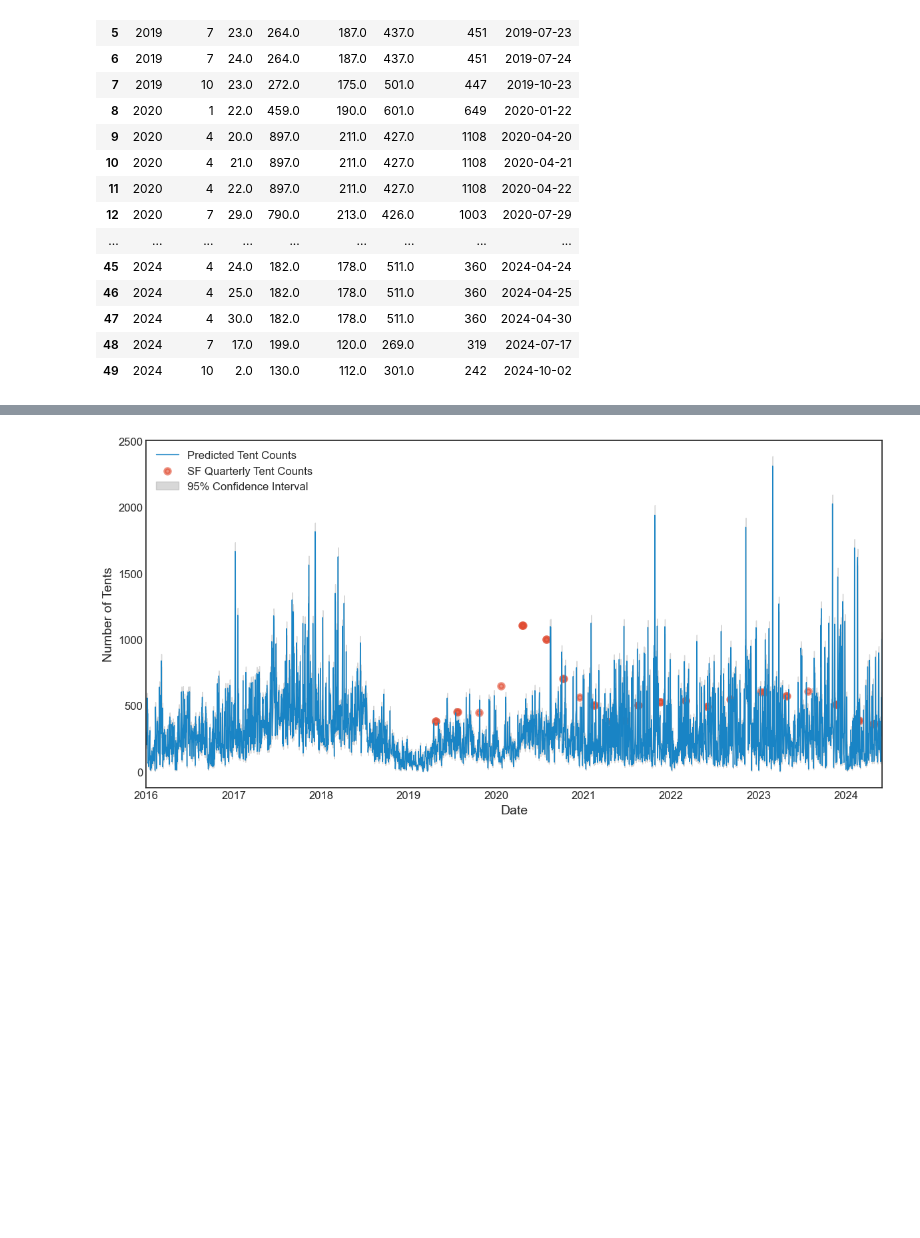
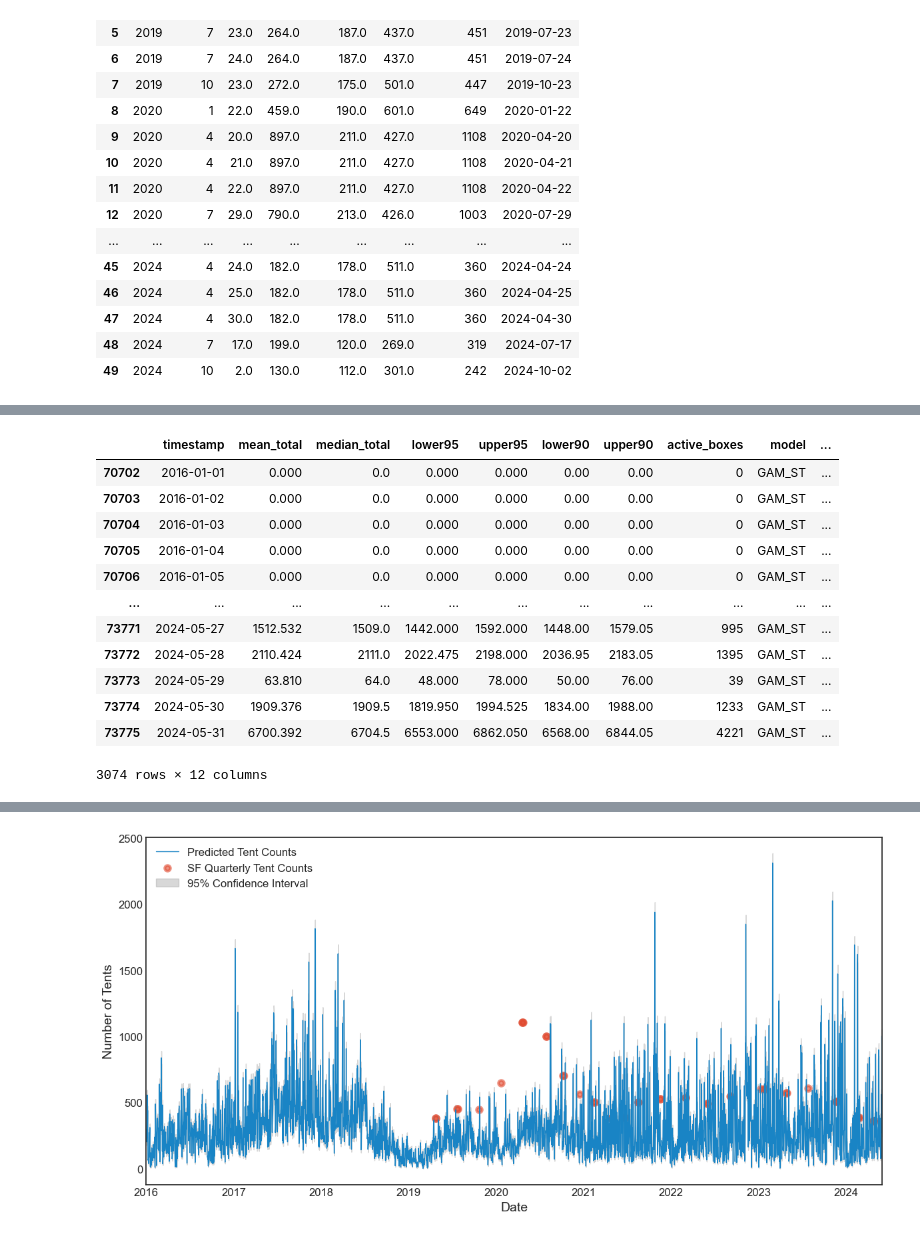
Before and after one commit to yilmajung/HOMELESSSTUDY_EPJDS_2025_v2, a Jupyter notebook: compare_w_baseline_visualize2.ipynb, the cells around one changed output, grey strips where cells are left out. Drawn from its saved outputs; the diff is of its cells as text; code cells hidden in the pictures; blank space fills up the shorter version.

Commit message:
fix tent and tent_struc confusion

```diff
--- a/compare_w_baseline_visualize2.ipynb
+++ b/compare_w_baseline_visualize2.ipynb
@@ -74,11 +79,0 @@ df_baseline2 = pd.read_csv('data/city_daily_predictions_threshold_sweep2.csv')
-# %%
-# Convert data in df_baseline2 to timestamp
-df_baseline2['timestamp'] = pd.to_datetime(df_baseline2['date'])
-
-# Merge df_baseline2 and df_sf on 'timestamp'
-df_merge_baseline2 = df_baseline2[(df_baseline2['p_thresh']==0.7)&(df_baseline2['model']=="PoissonGLM_L2")].merge(df_sf[df_sf['timestamp'] < '2025-01-01'][['timestamp', 'tents', 'tent_struc']], on='timestamp', how='left')
-df_merge_baseline3 = df_baseline2[(df_baseline2['p_thresh']==0.6)&(df_baseline2['model']=="SeasonalNaive_lag7")].merge(df_sf[df_sf['timestamp'] < '2025-01-01'][['timestamp', 'tents', 'tent_struc']], on='timestamp', how='left')
-
-# Concatenate df_merge_baseline and df_merge_baseline2
-df_merge_baseline = pd.concat([df_merge_baseline[df_merge_baseline['model'] == 'LightGBM-Poisson'], df_merge_baseline2, df_merge_baseline3], ignore_index=True)
-df_merge_baseline.head()
@@ -91,0 +80,6 @@ df_merge_baseline.head()
+# %%
+# Find the best RMSE and corresponding p_thresh for each model
+df_best = df_best.loc[df_best.groupby('model')['RMSE'].idxmin()][['model', 'RMSE', 'p_thresh']]
+# %%
+df_best = df_best.reset_index(drop=True)
+df_best
@@ -91,0 +109,5 @@ df_merge_baseline.head()
+# %%
+df_best_baseline = df_merge_baseline[((df_merge_baseline['model'] == df_best.iloc[0,0]) & (df_merge_baseline['p_thresh'] == df_best.iloc[0,2])) |
+                                     ((df_merge_baseline['model'] == df_best.iloc[1,0]) & (df_merge_baseline['p_thresh'] == df_best.iloc[1,2])) |
+                                     ((df_merge_baseline['model'] == df_best.iloc[2,0]) & (df_merge_baseline['p_thresh'] == df_best.iloc[2,2])) |
+                                     ((df_merge_baseline['model'] == df_best.iloc[3,0]) & (df_merge_baseline['p_thresh'] == df_best.iloc[3,2]))]
@@ -91,0 +123,16 @@ df_merge_baseline.head()
+# %%
+df_best_baseline[df_best_baseline['model'] == 'GAM_ST']
+# %% [output]
+|  | timestamp | mean_total | median_total | lower95 | upper95 | lower90 | upper90 | active_boxes | model | ... |
+| 70702 | 2016-01-01 | 0.000 | 0.0 | 0.000 | 0.000 | 0.00 | 0.00 | 0 | GAM_ST | ... |
+| 70703 | 2016-01-02 | 0.000 | 0.0 | 0.000 | 0.000 | 0.00 | 0.00 | 0 | GAM_ST | ... |
+| 70704 | 2016-01-03 | 0.000 | 0.0 | 0.000 | 0.000 | 0.00 | 0.00 | 0 | GAM_ST | ... |
+| 70705 | 2016-01-04 | 0.000 | 0.0 | 0.000 | 0.000 | 0.00 | 0.00 | 0 | GAM_ST | ... |
+| 70706 | 2016-01-05 | 0.000 | 0.0 | 0.000 | 0.000 | 0.00 | 0.00 | 0 | GAM_ST | ... |
+| ... | ... | ... | ... | ... | ... | ... | ... | ... | ... | ... |
+| 73771 | 2024-05-27 | 1512.532 | 1509.0 | 1442.000 | 1592.000 | 1448.00 | 1579.05 | 995 | GAM_ST | ... |
+| 73772 | 2024-05-28 | 2110.424 | 2111.0 | 2022.475 | 2198.000 | 2036.95 | 2183.05 | 1395 | GAM_ST | ... |
+| 73773 | 2024-05-29 | 63.810 | 64.0 | 48.000 | 78.000 | 50.00 | 76.00 | 39 | GAM_ST | ... |
+| 73774 | 2024-05-30 | 1909.376 | 1909.5 | 1819.950 | 1994.525 | 1834.00 | 1988.00 | 1233 | GAM_ST | ... |
+| 73775 | 2024-05-31 | 6700.392 | 6704.5 | 6553.000 | 6862.050 | 6568.00 | 6844.05 | 4221 | GAM_ST | ... |
+3074 rows × 12 columns
```
Also changed, not shown: parts of 13 cells of this notebook, 1 other file.
